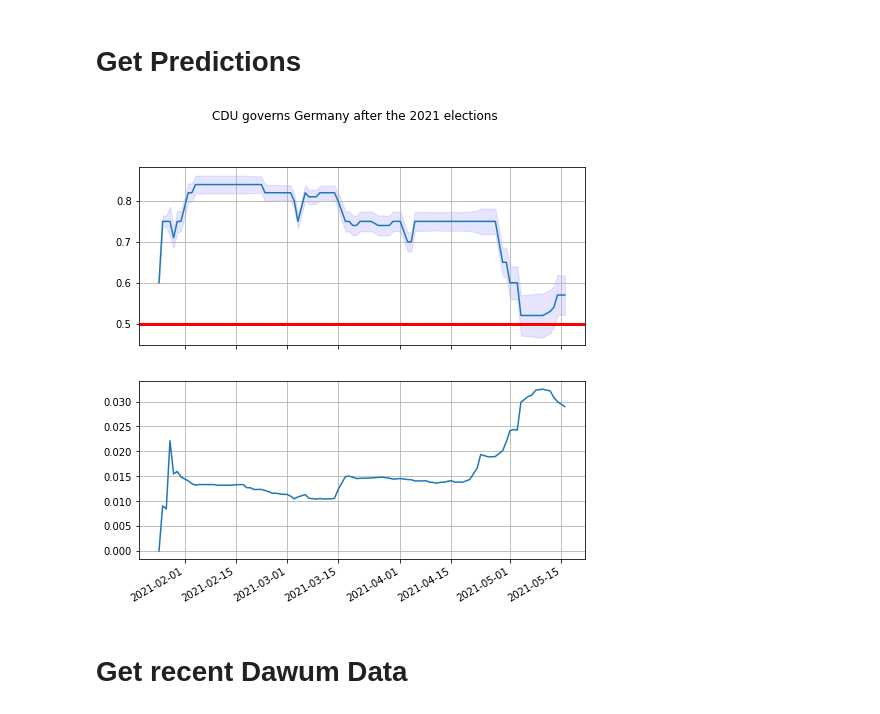
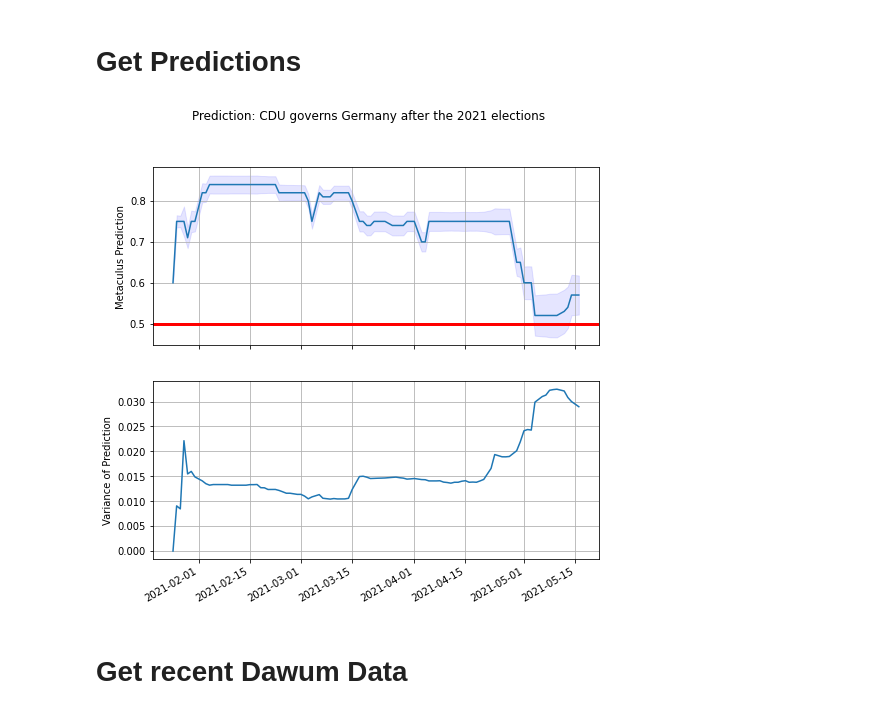
Before and after one commit to jan-felix/SLOG, a Jupyter notebook: Metculus_and_Dawum_Scraper.ipynb, the cells around one changed output. Drawn from its saved outputs; the diff is of its cells as text; code cells hidden in the pictures.

```diff
--- a/Metculus_and_Dawum_Scraper.ipynb
+++ b/Metculus_and_Dawum_Scraper.ipynb
@@ -38,7 +23,7 @@ metaculus = ergo.Metaculus()
 # %%
 my_pred = 0.5
 question_id = 6338
-question_name = "CDU governs Germany after the 2021 elections"
+question_name = "Prediction: CDU governs Germany after the 2021 elections"
 #def metaculus_question_plot(question_id,question_name,my_pred):
 
 binary="yes"
@@ -47,34 +32,36 @@ binary="yes"
 question = metaculus.get_question(question_id, name=question_name)
 title = question.data["title"]
 n_predictions = question.data["number_of_predictions"]
 data_hist = question.data["prediction_histogram"]
 
 data_ts = pd.DataFrame(question.data["prediction_timeseries"])
 data_ts.index = pd.to_datetime(data_ts["t"],unit="s")
 data_ts.index = pd.DatetimeIndex(data_ts.index.strftime('%Y-%m-%d'))
 data_ts.index.name = None
 data_ts = data_ts.drop(columns="t")
 data_ts = data_ts.groupby(data_ts.index).last()
 
 hist_dist = pd.DataFrame(data_ts["distribution"].tolist())
 hist_dist = hist_dist.drop(columns = "num")
 hist_dist.index = data_ts.index
 hist_dist = hist_dist.groupby(hist_dist.index).last()
 
 data_ts["Upper90"] = 1.65*hist_dist["var"]+data_ts["community_prediction"]
 data_ts["Lower90"] = -1.65*hist_dist["var"]+data_ts["community_prediction"]
 
 fig, axs = plt.subplots(2,1,figsize =(8,8),sharex=True)
 fig.suptitle(question_name)
 axs[0].plot(data_ts["community_prediction"])
 axs[0].fill_between(data_ts["community_prediction"].index, data_ts["Lower90"], data_ts["Upper90"], color='b', alpha=.1)
 axs[0].grid()
+axs[0].set_ylabel('Metaculus Prediction')
 axs[0].axhline(my_pred, linewidth=3, color='r')
 axs[1].plot(hist_dist["var"])
+axs[1].set_ylabel('Variance of Prediction')
 axs[1].grid()
 fig.autofmt_xdate()
 # %% [output]
-[figure, old version]
+[figure, new version]
 # %% [markdown]
 # Get recent Dawum Data
 # %%
```
Also changed, not shown: parts of 6 cells of this notebook.
